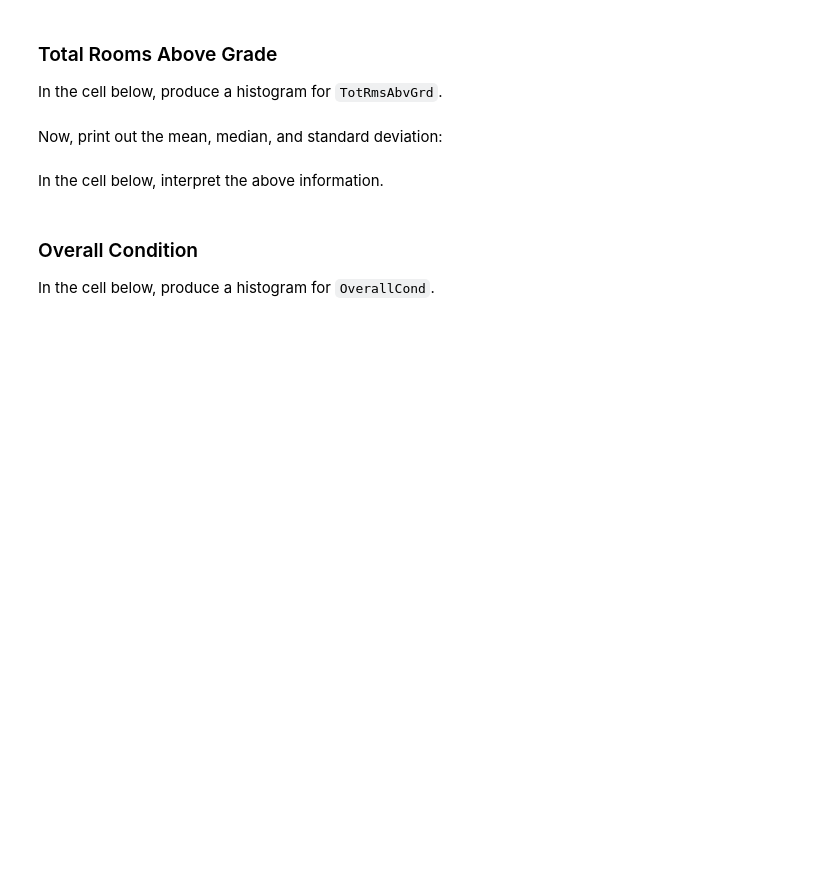
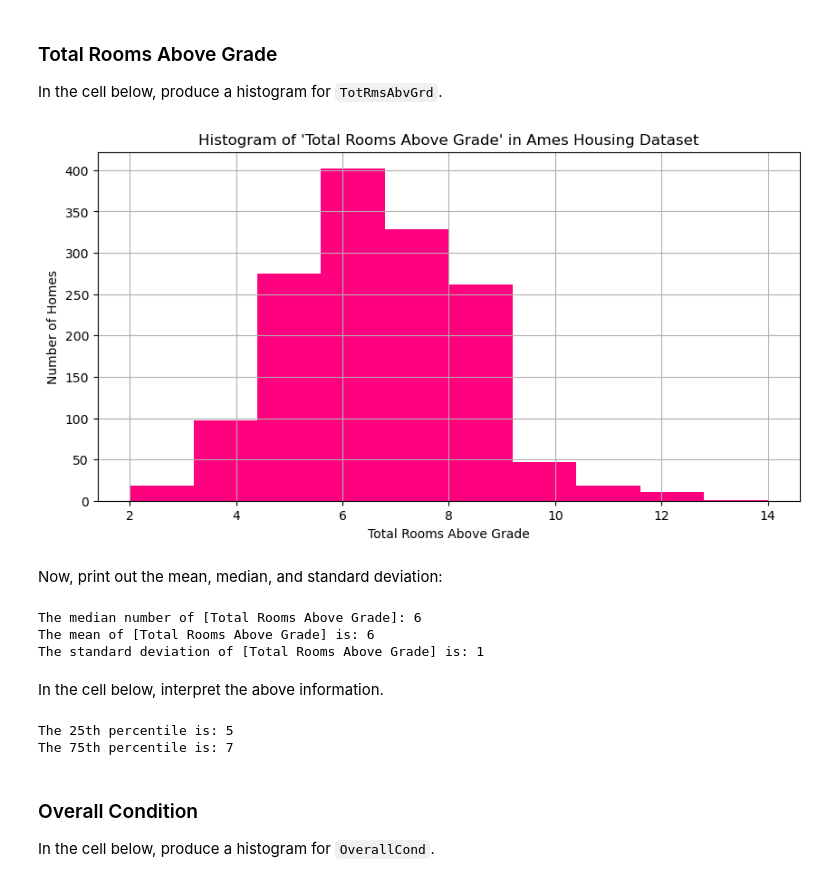
Before and after one commit to pnjoki/dsc-pandas-eda-lab, a Jupyter notebook: index.ipynb, the cells around one changed output. Cells and saved outputs as stored; diff of their text form; code cells hidden in the pictures; blank space fills up the shorter version.

```diff
--- a/index.ipynb
+++ b/index.ipynb
@@ -204,2 +239,23 @@ In the cell below, produce a histogram for `TotRmsAbvGrd`.
+# %%
+# Your code here
+#df.hist(column = 'TotRmsAbvGrd')
+
+# Set up plot
+fig, ax = plt.subplots(figsize=(10,5))
+
+# Plot
+ax.grid()
+ax.hist(
+    x=df["TotRmsAbvGrd"],
+    label="Total Rooms Above Grade",
+    bins=10,
+    color="#FF007F"
+)
+
+ax.set_title("Histogram of 'Total Rooms Above Grade' in Ames Housing Dataset")
+ax.set_xlabel("Total Rooms Above Grade")
+ax.set_ylabel("Number of Homes");
+# %% [output]
+[figure, added]
 # %% [markdown]
 Now, print out the mean, median, and standard deviation:
@@ -208,2 +262,12 @@ Now, print out the mean, median, and standard deviation:
+# %%
+# Your code here
+list_prices = df['TotRmsAbvGrd'].tolist()
+print ('The median number of [Total Rooms Above Grade]: ' + str(int(np.median(list_prices))))
+print ('The mean of [Total Rooms Above Grade] is: ' + str(int(np.mean(list_prices))))
+print ('The standard deviation of [Total Rooms Above Grade] is: ' + str(int(np.std(list_prices))))
+# %% [output]
+The median number of [Total Rooms Above Grade]: 6
+The mean of [Total Rooms Above Grade] is: 6
+The standard deviation of [Total Rooms Above Grade] is: 1
 # %% [markdown]
 In the cell below, interpret the above information.
@@ -215,3 +274,15 @@ None
+# %%
+# Replace None with appropriate text
+"""
+We would not expect that number of rooms in a house to be a highly variable number so it does not surprise me that both the mean and median
+values for Rooms Above Grade would be the same number: 6. The IQR for this data set is bounded by 5 and 7.
+"""
+
+print('The 25th percentile is: ' + str(int(np.percentile(df['TotRmsAbvGrd'], 25))))
+print('The 75th percentile is: ' + str(int(np.percentile(df['TotRmsAbvGrd'], 75))))
+# %% [output]
+The 25th percentile is: 5
+The 75th percentile is: 7
 # %% [markdown]
 ### Overall Condition
 
```
Also changed, not shown: parts of 16 cells of this notebook.
